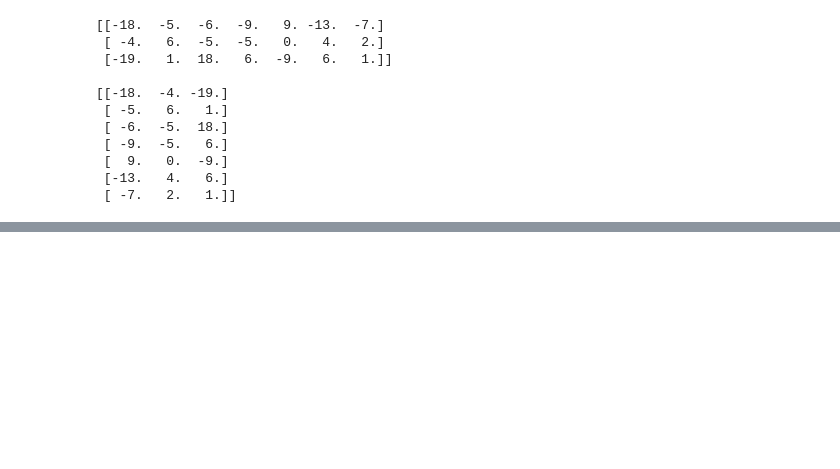
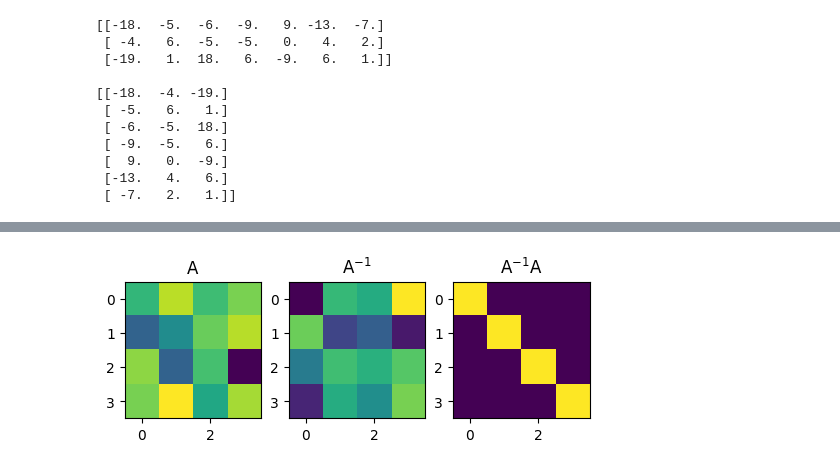
Before and after one commit to dennismwagiru/machine-learning, a Jupyter notebook: linear algebra/crach-course.ipynb, the cells around one changed output, grey strips where cells are left out. Drawn from its saved outputs; the diff is of its cells as text; code cells hidden in the pictures; blank space fills up the shorter version.

```diff
--- a/linear algebra/crach-course.ipynb
+++ b/linear algebra/crach-course.ipynb
@@ -243,0 +316,11 @@ print(M.T)
+# %%
+A = np.random.randn(4,4)
+
+Ainv = np.linalg.inv(A)
+
+AinvA = A@Ainv
+
+print(A)
+print(' ')
+print(Ainv)
+print(A@Ainv)
@@ -243,0 +341,15 @@ print(M.T)
+# %%
+fig,ax = plt.subplots(1,3,figsize=(6,5))
+
+ax[0].imshow(A)
+ax[0].set_title('A')
+
+ax[1].imshow(Ainv)
+ax[1].set_title('A$^{-1}$') # latex
+
+ax[2].imshow(AinvA)
+ax[2].set_title('A$^{-1}$A') # latex
+
+plt.show()
+# %% [output]
+[figure, added]
```
Also changed, not shown: parts of 4 cells of this notebook.
